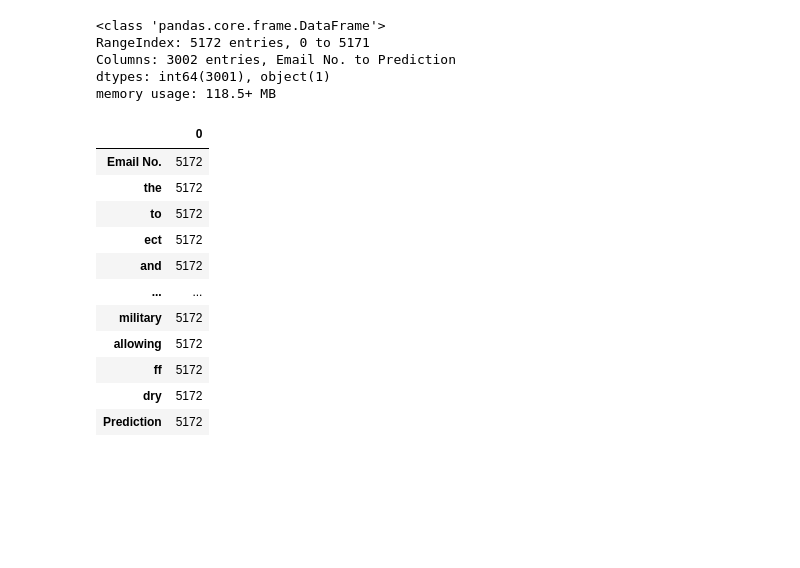
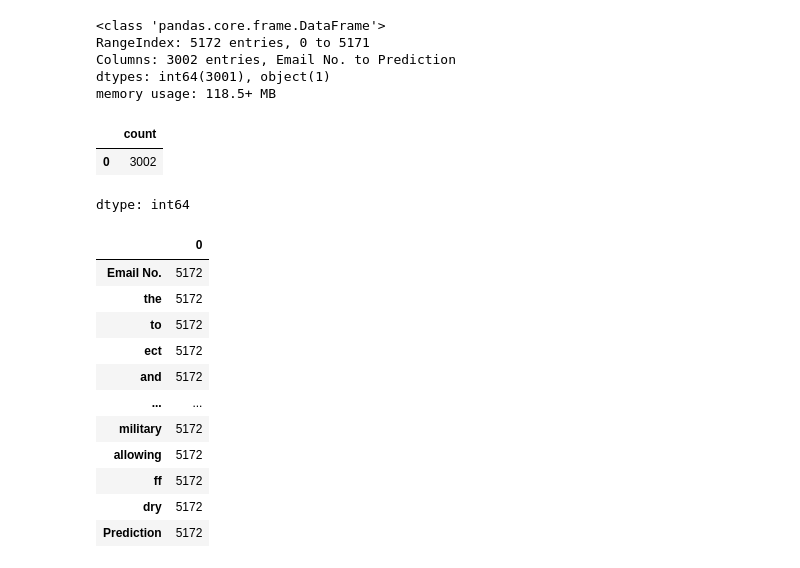
Before and after one commit to aarushi-202618017/202618017_Aarushi_DS605, a Jupyter notebook: 202618017_LAB_06/202618017_LAB_06.ipynb, the cells around one changed output. Cells and saved outputs as stored; diff of their text form; code cells hidden in the pictures; blank space fills up the shorter version.

```diff
--- a/202618017_LAB_06/202618017_LAB_06.ipynb
+++ b/202618017_LAB_06/202618017_LAB_06.ipynb
@@ -235,6 +235,12 @@ RangeIndex: 5172 entries, 0 to 5171
 Columns: 3002 entries, Email No. to Prediction
 dtypes: int64(3001), object(1)
 memory usage: 118.5+ MB
+# %%
+email.isna().sum().value_counts()
+# %% [output]
+|  | count |
+| 0 | 3002 |
+dtype: int64
 # %%
 email.count()
 # %% [output]
```
